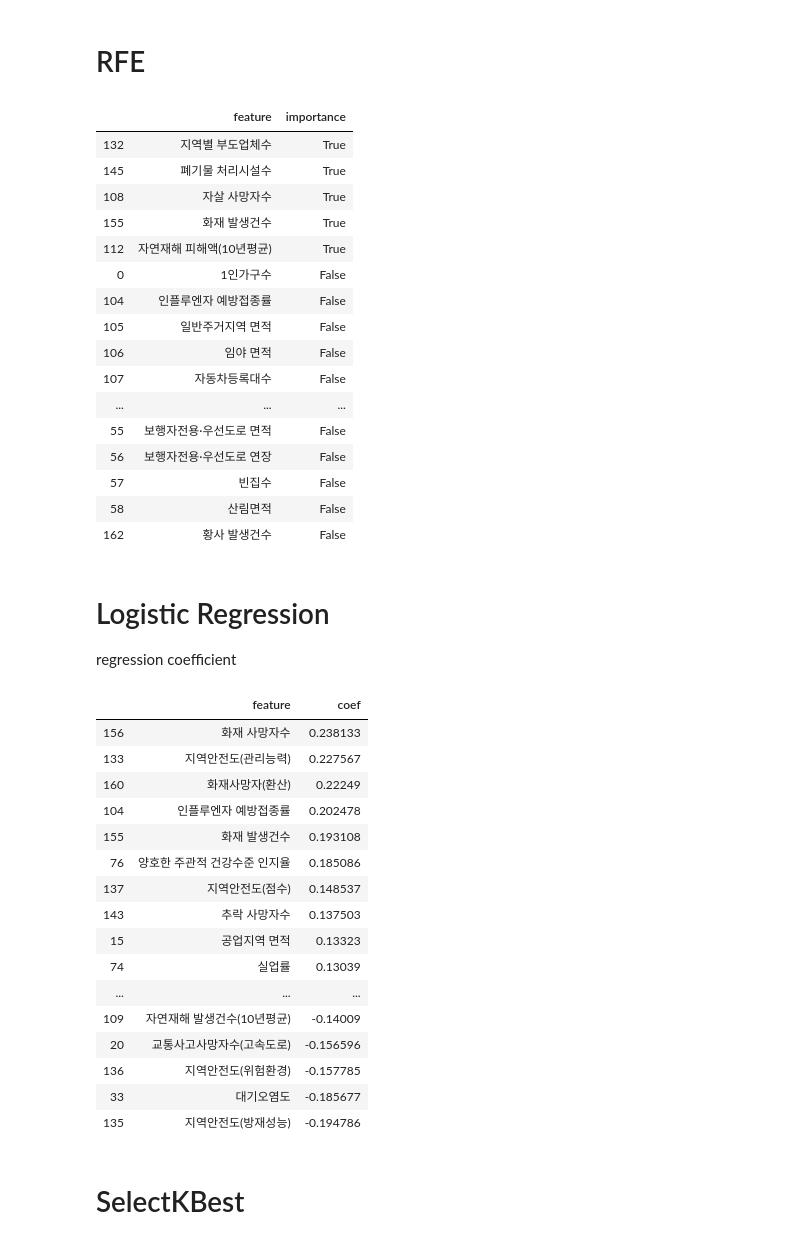
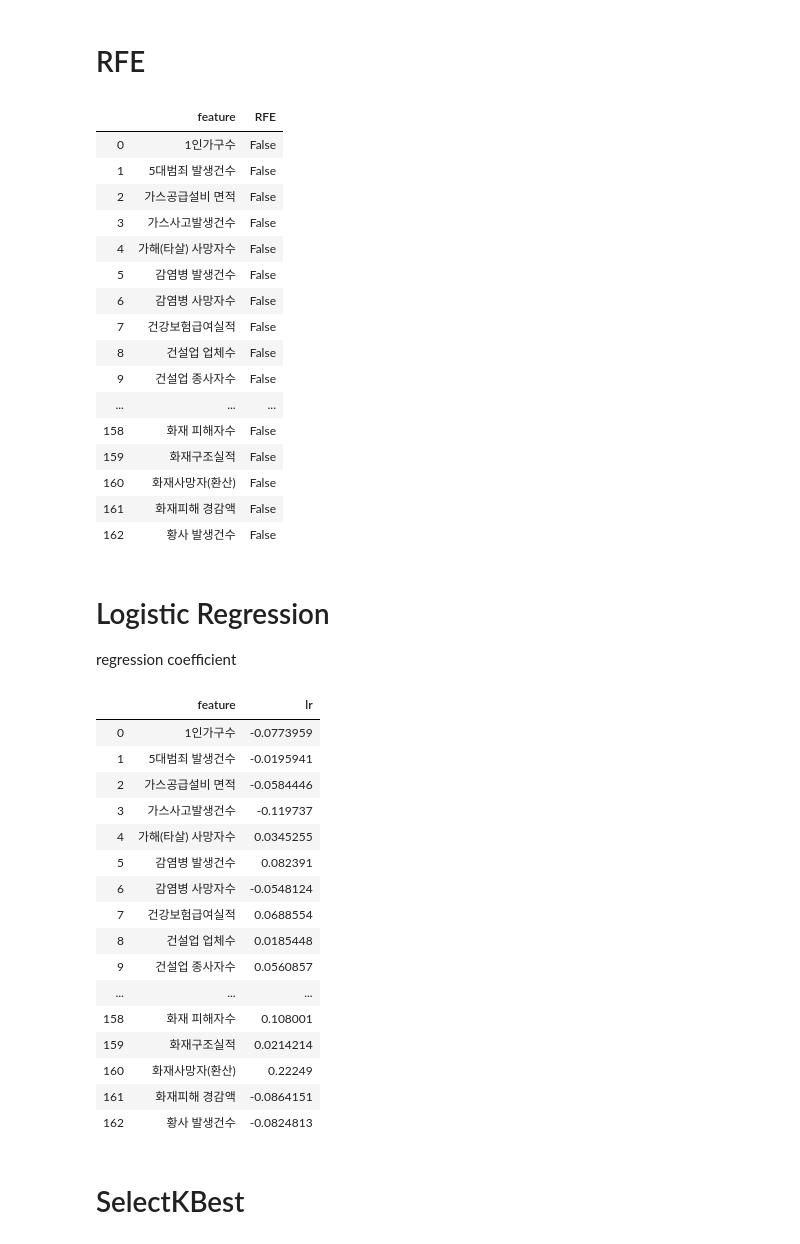
Before and after one commit to gloryle/ARTISTS, a Jupyter notebook: 1113_jy_변수중요도확인.ipynb, the cells around one changed output. Drawn from its saved outputs; the diff is of its cells as text; code cells hidden in the pictures.

```diff
--- a/1113_jy_변수중요도확인.ipynb
+++ b/1113_jy_변수중요도확인.ipynb
@@ -17,9 +17,9 @@ plt.rcParams['axes.unicode_minus'] = False
 
 pd.options.display.max_rows = 999
 # %%
-sido = pd.read_csv(path+'sido.csv', encoding='cp949')
+sido = pd.read_csv(path+'sido_imp_10.csv', encoding='cp949')
 sigungu = pd.read_csv(path+'시군구별지역안전지표_2015.csv', encoding='cp949')
 # %% [markdown]
 ## 데이터모양확인 및 split
 # %%
-#sido.drop('Unnamed: 0',axis=1,inplace=True)
+sido.drop('Unnamed: 0',axis=1,inplace=True)
@@ -100,30 +93,31 @@ feature_importance_rf
 # %% [markdown]
 # RFE
 # %%
+#importance
 from sklearn.feature_selection import RFE
-select = RFE(RandomForestClassifier(n_estimators=10),n_features_to_select =5)
+select = RFE(RandomForestClassifier(n_estimators=10),n_features_to_select =20)
 select.fit(sido_x_scaled, sido.화재)
 feature_importance_rfe = pd.DataFrame(data=np.c_[sido_x_scaled.columns.values,select.get_support()],
-                                     columns=['feature','importance'])
-feature_importance_rfe.sort_values('importance',ascending=False,inplace=True)
+                                     columns=['feature','RFE'])
+#feature_importance_rfe.sort_values('RFE',ascending=False,inplace=True)
 feature_importance_rfe
 # %% [output]
-|  | feature | importance |
-| 132 | 지역별 부도업체수 | True |
-| 145 | 폐기물 처리시설수 | True |
-| 108 | 자살 사망자수 | True |
-| 155 | 화재 발생건수 | True |
-| 112 | 자연재해 피해액(10년평균) | True |
+|  | feature | RFE |
 | 0 | 1인가구수 | False |
-| 104 | 인플루엔자 예방접종률 | False |
-| 105 | 일반주거지역 면적 | False |
-| 106 | 임야 면적 | False |
-| 107 | 자동차등록대수 | False |
+| 1 | 5대범죄 발생건수 | False |
+| 2 | 가스공급설비 면적 | False |
+| 3 | 가스사고발생건수 | False |
+| 4 | 가해(타살) 사망자수 | False |
+| 5 | 감염병 발생건수 | False |
+| 6 | 감염병 사망자수 | False |
+| 7 | 건강보험급여실적 | False |
+| 8 | 건설업 업체수 | False |
+| 9 | 건설업 종사자수 | False |
 | ... | ... | ... |
-| 55 | 보행자전용·우선도로 면적 | False |
-| 56 | 보행자전용·우선도로 연장 | False |
-| 57 | 빈집수 | False |
-| 58 | 산림면적 | False |
+| 158 | 화재 피해자수 | False |
+| 159 | 화재구조실적 | False |
+| 160 | 화재사망자(환산) | False |
+| 161 | 화재피해 경감액 | False |
 | 162 | 황사 발생건수 | False |
 # %% [markdown]
 # Logistic Regression
@@ -132,28 +126,29 @@ regression coefficient
 from sklearn.linear_model import LinearRegression
 model_fire = LinearRegression().fit(sido_x_scaled, sido.화재)
 # %%
+#coefficient
 feature_importance_lr = pd.DataFrame(np.c_[sido_x_scaled.columns.values,model_fire.coef_.ravel()],
-                                    columns=['feature','coef'])
-feature_importance_lr.sort_values('coef', ascending=False, inplace=True)
+                                    columns=['feature','lr'])
+#feature_importance_lr.sort_values('lr', ascending=False, inplace=True)
 feature_importance_lr
 # %% [output]
-|  | feature | coef |
-| 156 | 화재 사망자수 | 0.238133 |
-| 133 | 지역안전도(관리능력) | 0.227567 |
+|  | feature | lr |
+| 0 | 1인가구수 | -0.0773959 |
+| 1 | 5대범죄 발생건수 | -0.0195941 |
+| 2 | 가스공급설비 면적 | -0.0584446 |
+| 3 | 가스사고발생건수 | -0.119737 |
+| 4 | 가해(타살) 사망자수 | 0.0345255 |
+| 5 | 감염병 발생건수 | 0.082391 |
+| 6 | 감염병 사망자수 | -0.0548124 |
+| 7 | 건강보험급여실적 | 0.0688554 |
+| 8 | 건설업 업체수 | 0.0185448 |
+| 9 | 건설업 종사자수 | 0.0560857 |
+| ... | ... | ... |
+| 158 | 화재 피해자수 | 0.108001 |
+| 159 | 화재구조실적 | 0.0214214 |
 | 160 | 화재사망자(환산) | 0.22249 |
-| 104 | 인플루엔자 예방접종률 | 0.202478 |
-| 155 | 화재 발생건수 | 0.193108 |
-| 76 | 양호한 주관적 건강수준 인지율 | 0.185086 |
-| 137 | 지역안전도(점수) | 0.148537 |
-| 143 | 추락 사망자수 | 0.137503 |
-| 15 | 공업지역 면적 | 0.13323 |
-| 74 | 실업률 | 0.13039 |
-| ... | ... | ... |
-| 109 | 자연재해 발생건수(10년평균) | -0.14009 |
-| 20 | 교통사고사망자수(고속도로) | -0.156596 |
-| 136 | 지역안전도(위험환경) | -0.157785 |
-| 33 | 대기오염도 | -0.185677 |
-| 135 | 지역안전도(방재성능) | -0.194786 |
+| 161 | 화재피해 경감액 | -0.0864151 |
+| 162 | 황사 발생건수 | -0.0824813 |
 # %% [markdown]
 # SelectKBest
 # %%
```
Also changed, not shown: parts of 10 cells of this notebook.
